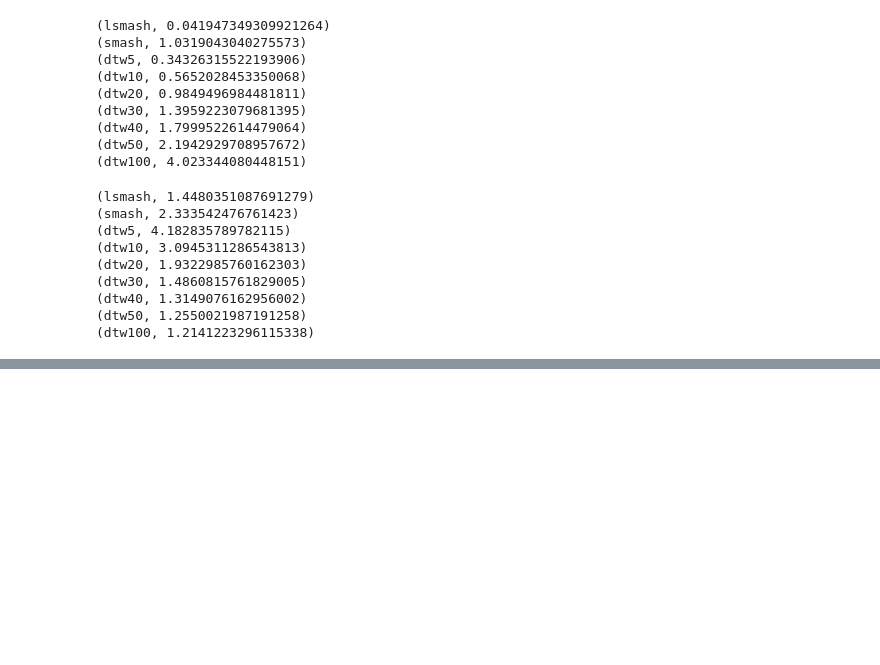
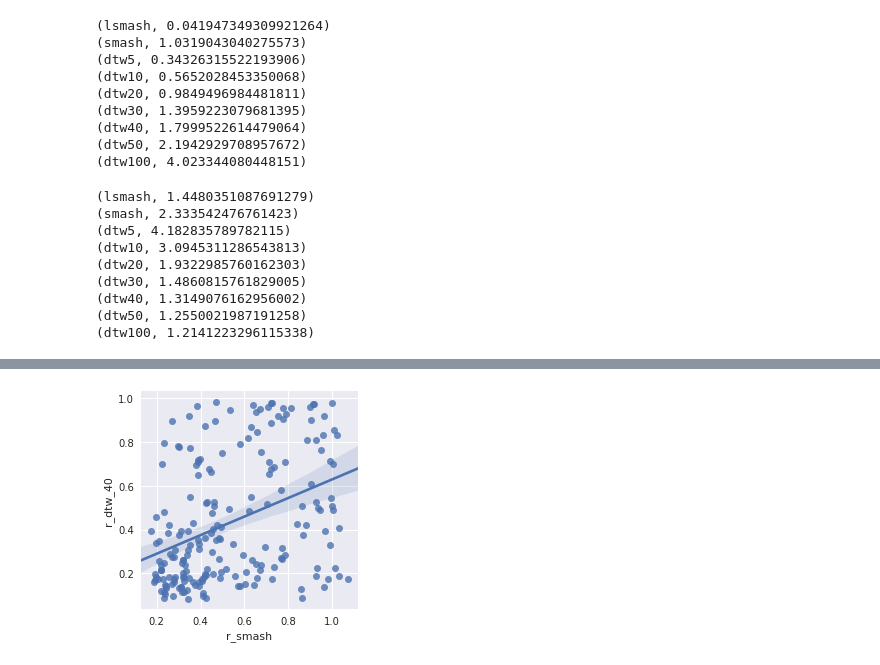
Before and after one commit to zeroknowledgediscovery/zutil_, a Jupyter notebook: ntb/compare_plot.ipynb, the cells around one changed output, grey strips where cells are left out. Cells and saved outputs as stored; diff of their text form; code cells hidden in the pictures; blank space fills up the shorter version.

```diff
--- a/ntb/compare_plot.ipynb
+++ b/ntb/compare_plot.ipynb
@@ -151,0 +183,6 @@ for ws in [5, 10, 20, 30, 40, 50, 100]:
+# %%
+ax = sns.regplot(x='r_smash', y='r_dtw_40', data=df)
+ax.set_aspect('equal')
+plt.show()
+# %% [output]
+[figure, added]
```
Also changed, not shown: parts of 6 cells of this notebook, 4 other files.
